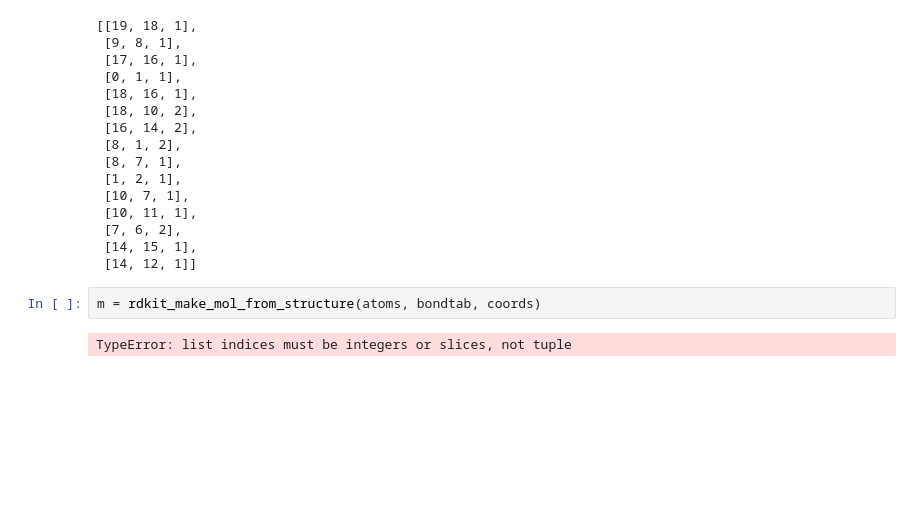
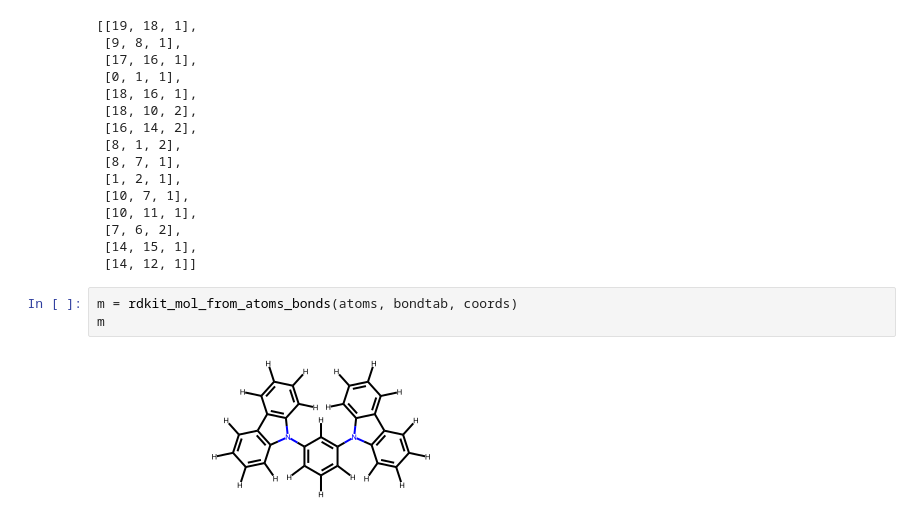
Before and after one commit to FermiQ/molecular_features, a Jupyter notebook: examples/mol_structure_to_graph.ipynb, the cells around one changed output. Drawn from its saved outputs; the diff is of its cells as text; blank space fills up the shorter version.

```diff
--- a/examples/mol_structure_to_graph.ipynb
+++ b/examples/mol_structure_to_graph.ipynb
@@ -45,6 +45,7 @@ bondtab[:15]
  [14, 15, 1],
  [14, 12, 1]]
 # %%
-m = rdkit_make_mol_from_structure(atoms, bondtab, coords)
+m = rdkit_mol_from_atoms_bonds(atoms, bondtab, coords)
+m
 # %% [output]
-TypeError: list indices must be integers or slices, not tuple
+[figure, added]
```
Also changed, not shown: parts of 6 cells of this notebook, 2 other files.
